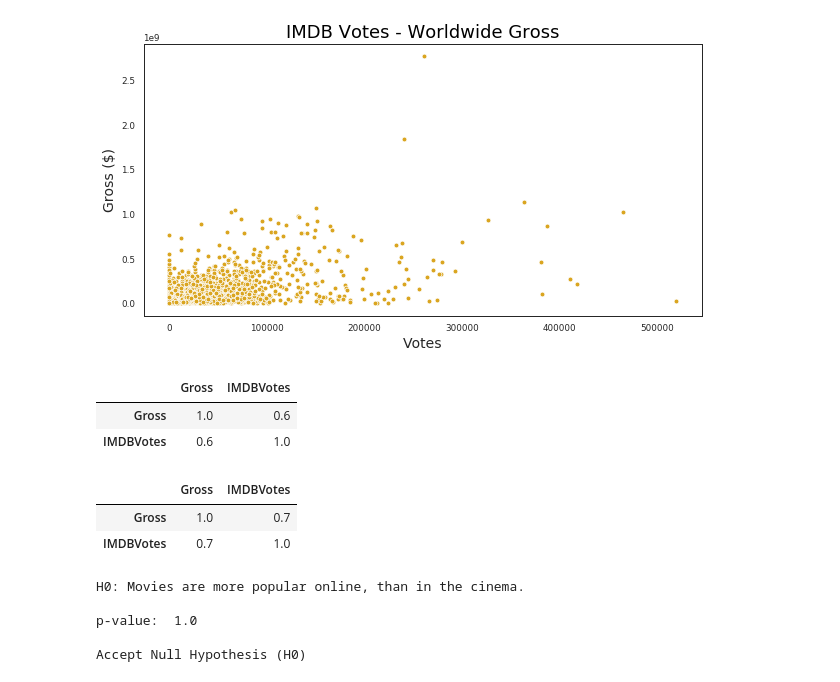
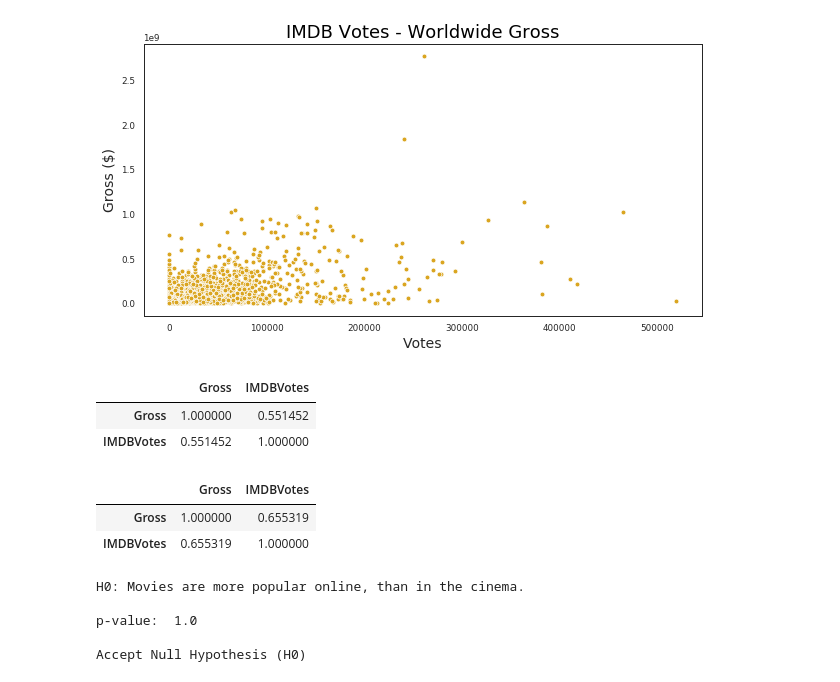
Before and after one commit to ioannapap/movies_data-mining_analysis, a Jupyter notebook: movies_analysis.ipynb, the cells around one changed output. Cells and saved outputs as stored; diff of their text form; code cells hidden in the pictures.

```diff
--- a/movies_analysis.ipynb
+++ b/movies_analysis.ipynb
@@ -325,18 +325,19 @@ plt.savefig('VotesGross_Scatterplot.png')
 [figure]
 # %%
 #Pearson Correlation Coefficient: Worldwide Gross and IMDB Votes
+pd.options.display.float_format = '{:.6f}'.format
 gross_votes_df.corr(method = 'pearson')
 # %% [output]
 |  | Gross | IMDBVotes |
-| Gross | 1.0 | 0.6 |
-| IMDBVotes | 0.6 | 1.0 |
+| Gross | 1.000000 | 0.551452 |
+| IMDBVotes | 0.551452 | 1.000000 |
 # %%
 #Spearman Correlation Coefficient: Worldwide Gross and IMDB Votes
 gross_votes_df.corr(method = 'spearman')
 # %% [output]
 |  | Gross | IMDBVotes |
-| Gross | 1.0 | 0.7 |
-| IMDBVotes | 0.7 | 1.0 |
+| Gross | 1.000000 | 0.655319 |
+| IMDBVotes | 0.655319 | 1.000000 |
 # %%
 #2 sample z-test: Worldwide Gross and IMDB Votes
 print('H0: Movies are more popular online, than in the cinema.\n ')
```
Also changed, not shown: parts of 8 cells of this notebook, 1 other file.
